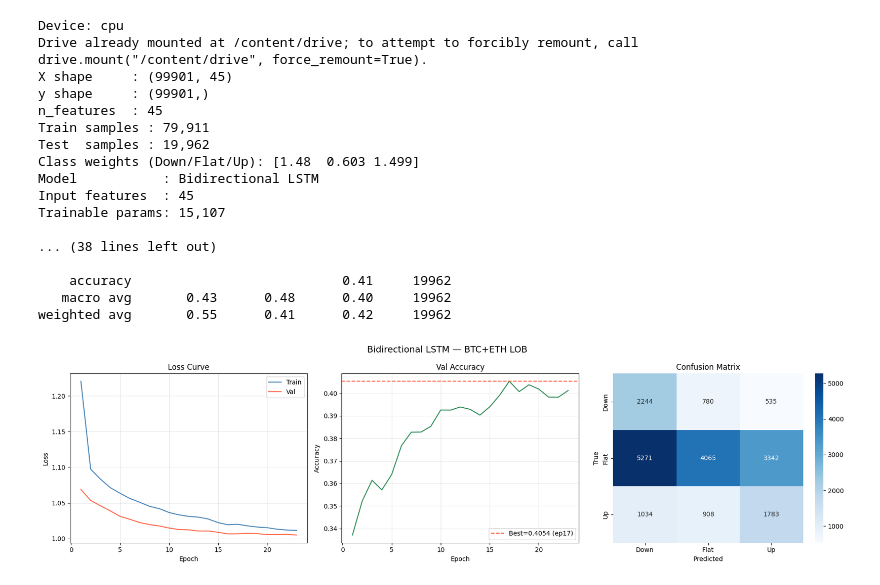
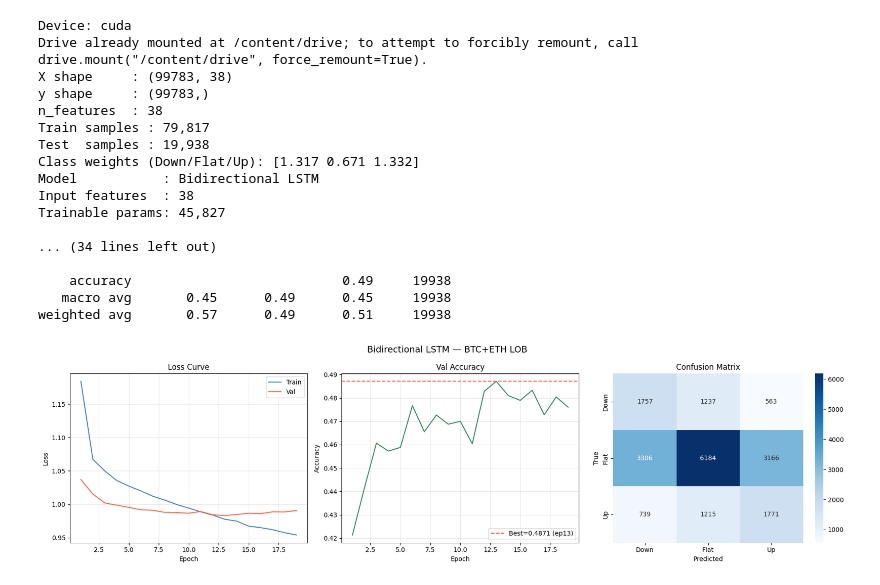
Before and after one commit to SiyuL2025/math_629_final, a Jupyter notebook: LSTM.ipynb, the cells around one changed output. Saved outputs shown, nothing was run; the diff lists cells and outputs as text; code cells hidden in the pictures.

```diff
--- a/LSTM.ipynb
+++ b/LSTM.ipynb
@@ -17,7 +17,7 @@ import seaborn as sns
 # ==========================================
 SEED        = 42
 SEQ_LEN     = 10
-HIDDEN_SIZE = 16
+HIDDEN_SIZE = 32
 N_LAYERS    = 2
 DROPOUT     = 0.4
 BATCH_SIZE  = 256
@@ -40,7 +40,7 @@ save_df = pd.read_csv("/content/drive/MyDrive/lob_full.csv")
 
 split_idx = int((save_df['split'] == 'train').sum())
 
-X_all = save_df.drop(columns=['label', 'split', 'future_return']).values.astype(np.float32)
+X_all = save_df.drop(columns=['label', 'split', 'future_return','mid_price']).values.astype(np.float32)
 y_all = (save_df['label'].values + 1).astype(np.int64)
 
 returns_all = save_df['future_return'].values
@@ -73,7 +73,10 @@ def build_loaders(X, y, split):
 
     y_tr_targets = y_tr[SEQ_LEN - 1:]
     counts  = np.bincount(y_tr_targets, minlength=3).astype(float)
-    class_w = torch.tensor(counts.sum() / (3 * counts), dtype=torch.float32).to(DEVICE)
+
+    smoothed_counts = np.power(counts, 0.75)
+    class_w = torch.tensor(smoothed_counts.sum() / (3 * smoothed_counts), dtype=torch.float32).to(DEVICE)
+    # class_w = torch.tensor(counts.sum() / (3 * counts), dtype=torch.float32).to(DEVICE)
 
     train_loader = DataLoader(LOBDataset(X_tr, y_tr, SEQ_LEN),
                               batch_size=BATCH_SIZE, shuffle=True)
@@ -156,7 +159,11 @@ optimizer = torch.optim.AdamW(model.parameters(), lr=LR, weight_decay=2e-3)
 scheduler = torch.optim.lr_scheduler.CosineAnnealingLR(optimizer, T_max=EPOCHS)
 
 history = {"train_loss": [], "val_loss": [], "val_acc": []}
-best_acc, best_state, patience_cnt = 0.0, None, 0
+best_loss = float('inf')
+best_acc = 0.0
+best_state = None
+patience_cnt = 0
+
 
 print("\n" + "=" * 60)
 print("  Training Bidirectional LSTM")
@@ -195,14 +202,24 @@ for epoch in range(1, EPOCHS + 1):
     print(f"Ep {epoch:3d}/{EPOCHS} | Train Loss {train_loss:.4f} | "
           f"Val Loss {val_loss:.4f} | Val Acc {val_acc:.4f}")
 
-    if val_acc > best_acc:
-        best_acc, patience_cnt = val_acc, 0
+    if val_loss < best_loss:
+        best_loss = val_loss
+        best_acc = val_acc
+        patience_cnt = 0
         best_state = {k: v.cpu().clone() for k, v in model.state_dict().items()}
     else:
         patience_cnt += 1
         if patience_cnt >= PATIENCE:
-            print(f"Early stop at epoch {epoch}. Best val acc: {best_acc:.4f}")
+            print(f"Early stop at epoch {epoch}. Best val loss: {best_loss:.4f} (Val Acc: {best_acc:.4f})")
             break
+    # if val_acc > best_acc:
+    #     best_acc, patience_cnt = val_acc, 0
+    #     best_state = {k: v.cpu().clone() for k, v in model.state_dict().items()}
+    # else:
+    #     patience_cnt += 1
+    #     if patience_cnt >= PATIENCE:
+    #         print(f"Early stop at epoch {epoch}. Best val acc: {best_acc:.4f}")
+    #         break
 
 model.load_state_dict(best_state)
 print(f"\nBest Val Accuracy: {best_acc:.4f}")
@@ -212,13 +229,22 @@ print(f"\nBest Val Accuracy: {best_acc:.4f}")
 # ==========================================
 model.eval()
 all_preds, all_labels = [], []
+CONFIDENCE_THRESHOLD = 0.55
 
 with torch.no_grad():
     for Xb, yb in test_loader:
         logits = model(Xb.to(DEVICE))
 
-        # MODIFIED: Removed threshold logic entirely to evaluate raw predictions
+        probs = torch.softmax(logits, dim=1)
+        # preds = torch.ones(probs.size(0), dtype=torch.long, device=DEVICE)
         preds = torch.argmax(logits, dim=1)
+
+        # preds[probs[:, 0] > CONFIDENCE_THRESHOLD] = 0
+        # preds[probs[:, 2] > CONFIDENCE_THRESHOLD] = 2
+
+        # max_probs, max_idx = torch.max(probs, dim=1)
+        # conflict_mask = (probs[:, 0] > CONFIDENCE_THRESHOLD) & (probs[:, 2] > CONFIDENCE_THRESHOLD)
+        # preds[conflict_mask] = max_idx[conflict_mask]
 
         all_preds.append(preds.cpu().numpy())
         all_labels.append(yb.numpy())
@@ -236,44 +262,44 @@ print(classification_report(y_true, y_pred, target_names=["Down", "Flat", "Up"])
 # ==========================================
 fig, axes = plt.subplots(1, 3, figsize=(18, 5))
 fig.suptitle("Bidirectional LSTM — BTC+ETH LOB", fontsize=14)
 
 ep = range(1, len(history["train_loss"]) + 1)
 axes[0].plot(ep, history["train_loss"], label="Train", color="steelblue")
 axes[0].plot(ep, history["val_loss"],   label="Val",   color="tomato")
 axes[0].set_title("Loss Curve"); axes[0].legend(); axes[0].grid(alpha=0.3)
 axes[0].set_xlabel("Epoch"); axes[0].set_ylabel("Loss")
 
 best_ep = int(np.argmax(history["val_acc"])) + 1
 axes[1].plot(ep, history["val_acc"], color="seagreen")
 axes[1].axhline(best_acc, color="tomato", linestyle="--", label=f"Best={best_acc:.4f} (ep{best_ep})")
 axes[1].set_title("Val Accuracy"); axes[1].legend(); axes[1].grid(alpha=0.3)
 axes[1].set_xlabel("Epoch"); axes[1].set_ylabel("Accuracy")
 
 cm = confusion_matrix(y_true, y_pred)
 sns.heatmap(cm, annot=True, fmt="d", cmap="Blues", ax=axes[2],
             xticklabels=["Down","Flat","Up"],
             yticklabels=["Down","Flat","Up"])
 axes[2].set_title("Confusion Matrix")
 axes[2].set_xlabel("Predicted"); axes[2].set_ylabel("True")
 
 plt.tight_layout()
 plt.show()
 # %% [output]
-Device: cpu
+Device: cuda
 Drive already mounted at /content/drive; to attempt to forcibly remount, call drive.mount("/content/drive", force_remount=True).
-X shape     : (99901, 45)
-y shape     : (99901,)
-n_features  : 45
-Train samples : 79,911
-Test  samples : 19,962
-Class weights (Down/Flat/Up): [1.48  0.603 1.499]
+X shape     : (99783, 38)
+y shape     : (99783,)
+n_features  : 38
+Train samples : 79,817
+Test  samples : 19,938
+Class weights (Down/Flat/Up): [1.317 0.671 1.332]
 Model           : Bidirectional LSTM
-Input features  : 45
-Trainable params: 15,107
+Input features  : 38
+Trainable params: 45,827
 
-... (38 lines left out)
+... (34 lines left out)
 
-    accuracy                           0.41     19962
-   macro avg       0.43      0.48      0.40     19962
-weighted avg       0.55      0.41      0.42     19962
+    accuracy                           0.49     19938
+   macro avg       0.45      0.49      0.45     19938
+weighted avg       0.57      0.49      0.51     19938
-[figure, old version]
+[figure, new version]
```
Also changed, not shown: parts of 4 cells of this notebook.
